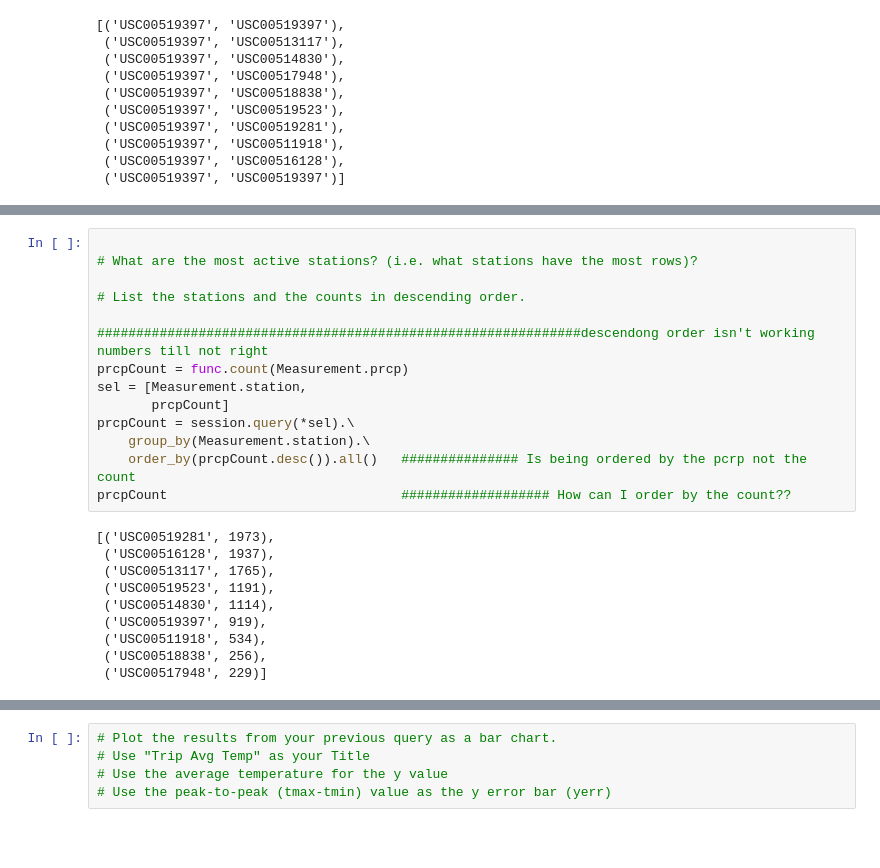
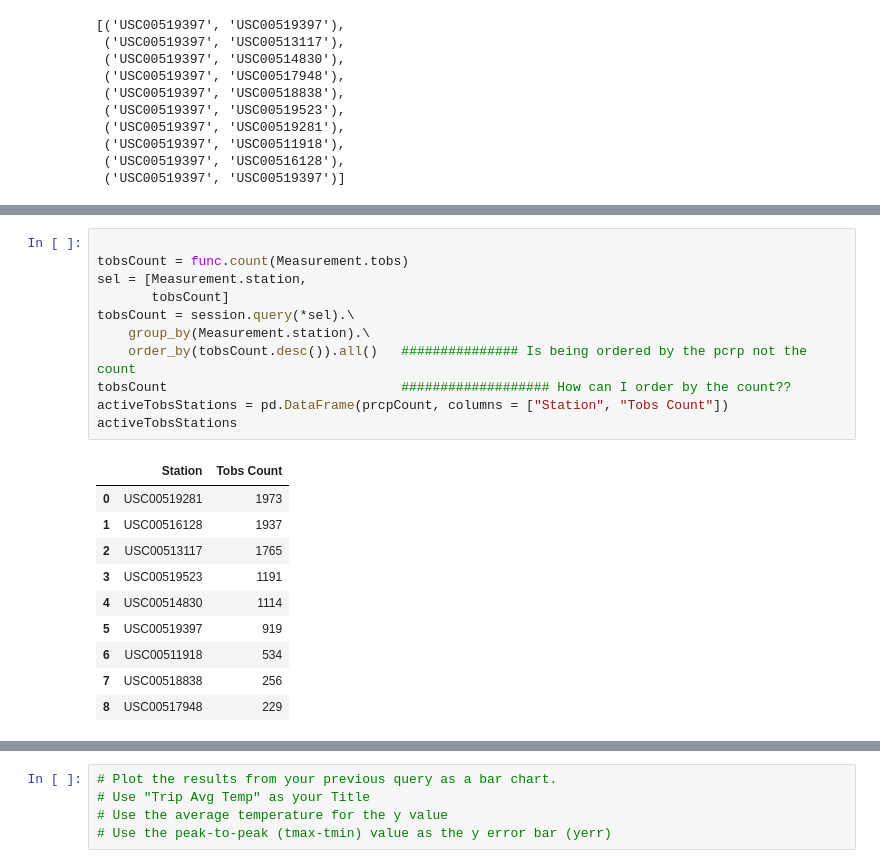
Before and after one commit to BrianRhodes2018/SQLAlchemy, a Jupyter notebook: climate_starter.ipynb, the cells around one changed output, grey strips where cells are left out. Cells and saved outputs as stored; diff of their text form; blank space fills up the shorter version.

```diff
--- a/climate_starter.ipynb
+++ b/climate_starter.ipynb
@@ -203,24 +182,22 @@ session.query(Measurement.station, Station.station).limit(10).all()
 # %%
 
-# What are the most active stations? (i.e. what stations have the most rows)?
-
-# List the stations and the counts in descending order.
-
-##############################################################descendong order isn't working numbers till not right
-prcpCount = func.count(Measurement.prcp)
+tobsCount = func.count(Measurement.tobs)
 sel = [Measurement.station,
-       prcpCount]
-prcpCount = session.query(*sel).\
+       tobsCount]
+tobsCount = session.query(*sel).\
     group_by(Measurement.station).\
-    order_by(prcpCount.desc()).all()   ############### Is being ordered by the pcrp not the count
-prcpCount                              ################### How can I order by the count??
+    order_by(tobsCount.desc()).all()   ############### Is being ordered by the pcrp not the count
+tobsCount                              ################### How can I order by the count??
+activeTobsStations = pd.DataFrame(prcpCount, columns = ["Station", "Tobs Count"])
+activeTobsStations
 # %% [output]
-[('USC00519281', 1973),
- ('USC00516128', 1937),
- ('USC00513117', 1765),
- ('USC00519523', 1191),
- ('USC00514830', 1114),
- ('USC00519397', 919),
- ('USC00511918', 534),
- ('USC00518838', 256),
- ('USC00517948', 229)]
+|  | Station | Tobs Count |
+| 0 | USC00519281 | 1973 |
+| 1 | USC00516128 | 1937 |
+| 2 | USC00513117 | 1765 |
+| 3 | USC00519523 | 1191 |
+| 4 | USC00514830 | 1114 |
+| 5 | USC00519397 | 919 |
+| 6 | USC00511918 | 534 |
+| 7 | USC00518838 | 256 |
+| 8 | USC00517948 | 229 |
```
Also changed, not shown: parts of 20 cells of this notebook.
